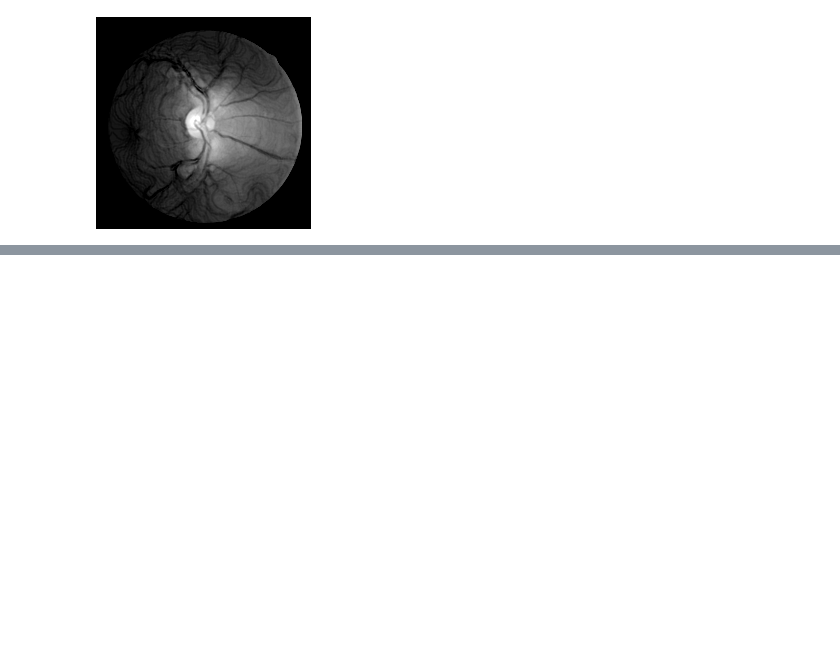
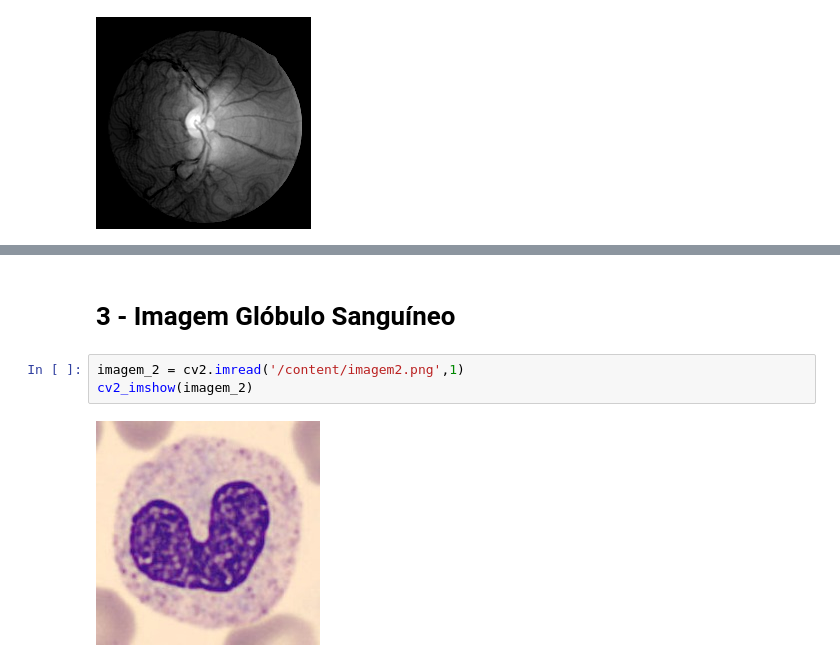
Before and after one commit to hoffera/PDI-Opera-es_Pontuais_e_Filtragem_Espacial, a Jupyter notebook: Projeto_M1_–_Operações_Pontuais_e_Filtragem_Espacial.ipynb, the cells around one changed output, grey strips where cells are left out. Cells and saved outputs as stored; diff of their text form; blank space fills up the shorter version.

```diff
--- a/Projeto_M1_–_Operações_Pontuais_e_Filtragem_Espacial.ipynb
+++ b/Projeto_M1_–_Operações_Pontuais_e_Filtragem_Espacial.ipynb
@@ -425,0 +365,7 @@ cv2_imshow(imagem_2_highboost)
+# %% [markdown]
+# 3 - Imagem Glóbulo Sanguíneo
+# %%
+imagem_2 = cv2.imread('/content/imagem2.png',1)
+cv2_imshow(imagem_2)
+# %% [output]
+[figure, added]
```
Also changed, not shown: parts of 17 cells of this notebook.
